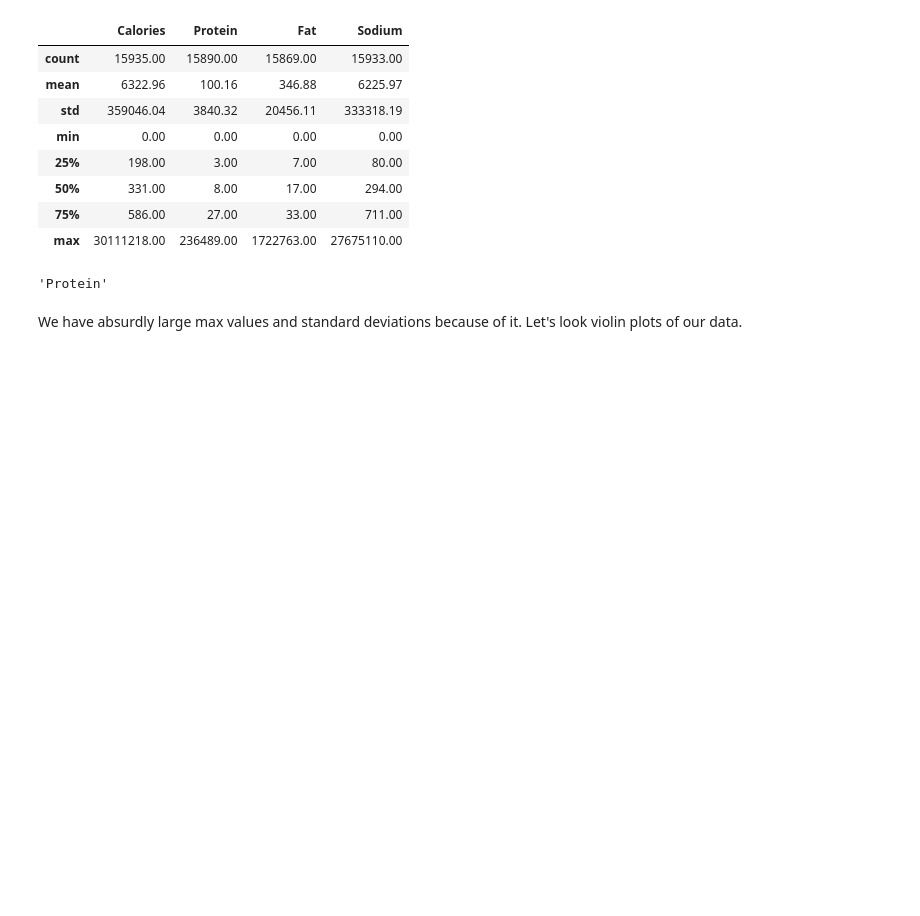
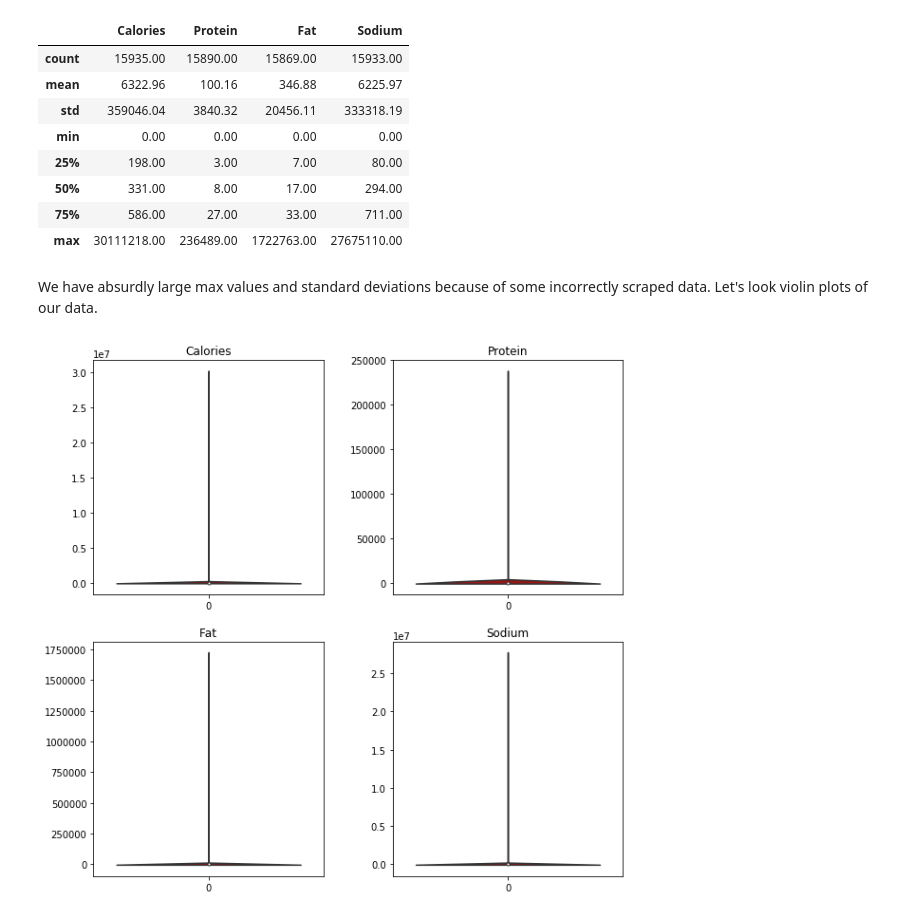
Before and after one commit to isabelvanzijl/Capstone-Project-2, a Jupyter notebook: Exploratory_Data_Analysis.ipynb, the cells around one changed output. Drawn from its saved outputs; the diff is of its cells as text; code cells hidden in the pictures; blank space fills up the shorter version.

```diff
--- a/Exploratory_Data_Analysis.ipynb
+++ b/Exploratory_Data_Analysis.ipynb
@@ -42,9 +44,21 @@ df_full.describe()[nutritional_info].round(2)
 | 50% | 331.00 | 8.00 | 17.00 | 294.00 |
 | 75% | 586.00 | 27.00 | 33.00 | 711.00 |
 | max | 30111218.00 | 236489.00 | 1722763.00 | 27675110.00 |
-# %%
-nutritional_info[1]
-# %% [output]
-'Protein'
 # %% [markdown]
-We have absurdly large max values and standard deviations because of it. Let's look violin plots of our data.
+We have absurdly large max values and standard deviations because of some incorrectly scraped data. Let's look violin plots of our data.
+# %%
+# violin plots for nutritional info
+fig = plt.figure()
+for k in range(4):
+    ax = fig.add_subplot(2,2,k+1)
+    fig.set_figheight(10)
+    fig.set_figwidth(10)
+    fig.subplots_adjust(wspace=.3)
+
+    col = nutritional_info[k]
+    sns.violinplot(data = df_full[col], orient='v')
+    ax.set_title(nutritional_info[k])
+
+# note 'Calories' and 'Sodium' are plotted with scientific notation
+# %% [output]
+[figure, added]
```
Also changed, not shown: parts of 10 cells of this notebook.
